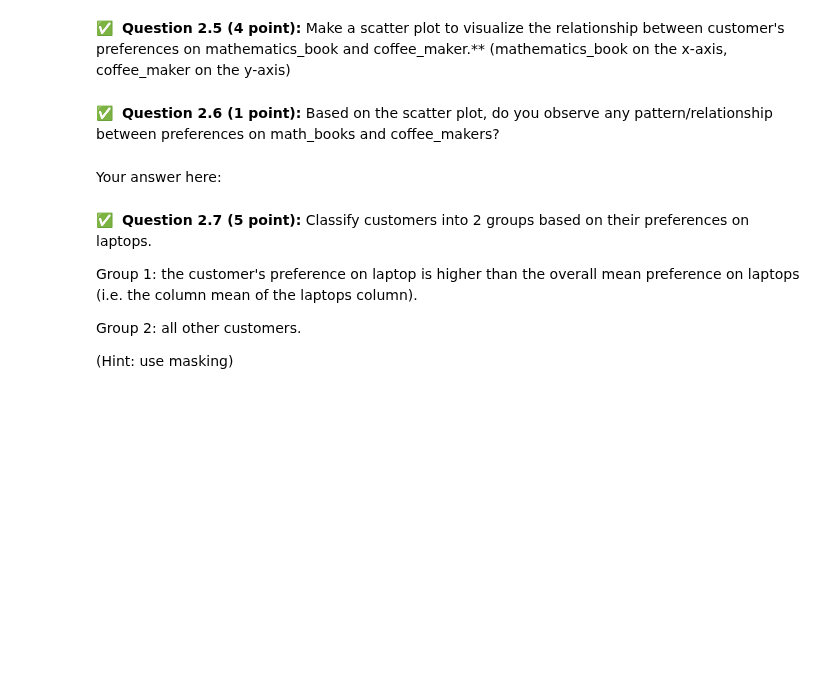
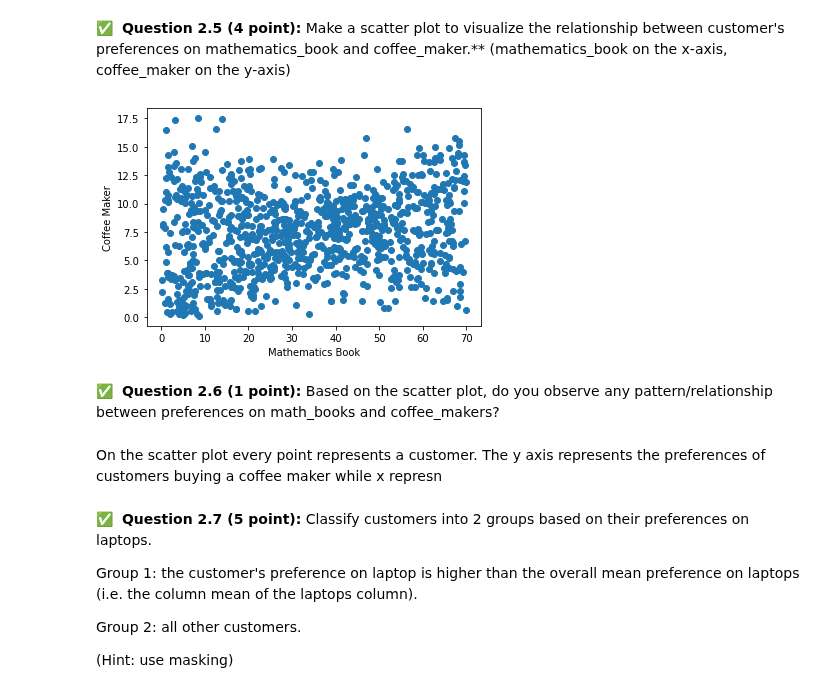
Before and after one commit to Rajmeet/cmse202-s22-turnin, a Jupyter notebook: midterm/CMSE202-Midterm-Section-002-S22-RajmeetSinghChandok.ipynb, the cells around one changed output. Cells and saved outputs as stored; diff of their text form; code cells hidden in the pictures; blank space fills up the shorter version.

```diff
--- a/midterm/CMSE202-Midterm-Section-002-S22-RajmeetSinghChandok.ipynb
+++ b/midterm/CMSE202-Midterm-Section-002-S22-RajmeetSinghChandok.ipynb
@@ -70,2 +73,5 @@ https://raw.githubusercontent.com/msu-cmse-courses/cmse202-S22-data/main/data/on
+# %%
+import pandas as pd
+data = pd.read_csv('online_shopping.csv')
 # %% [markdown]
 &#9989;&nbsp; **Question 2.3 (2 point):** Show the first 10 rows of the dataset, in order to get an intuitive understanding.
@@ -82,7 +108,15 @@ https://raw.githubusercontent.com/msu-cmse-courses/cmse202-S22-data/main/data/on
+# %%
+import matplotlib.pyplot as plt
+plt.scatter(data['mathematics_book'], data['coffee_maker'])
+plt.xlabel("Mathematics Book")
+plt.ylabel("Coffee Maker")
+plt.show()
+# %% [output]
+[figure, added]
 # %% [markdown]
 &#9989;&nbsp; **Question 2.6 (1 point):** Based on the scatter plot, do you observe any pattern/relationship between preferences on math_books and coffee_makers?
-# %% [markdown]
-Your answer here:
+# %% [markdown]
+On the scatter plot every point represents a customer. The y axis represents the preferences of customers buying a coffee maker while x represn
 # %% [markdown]
 &#9989;&nbsp; **Question 2.7 (5 point):** Classify customers into 2 groups based on their preferences on laptops.
 
```
Also changed, not shown: parts of 18 cells of this notebook, 1 other file.
